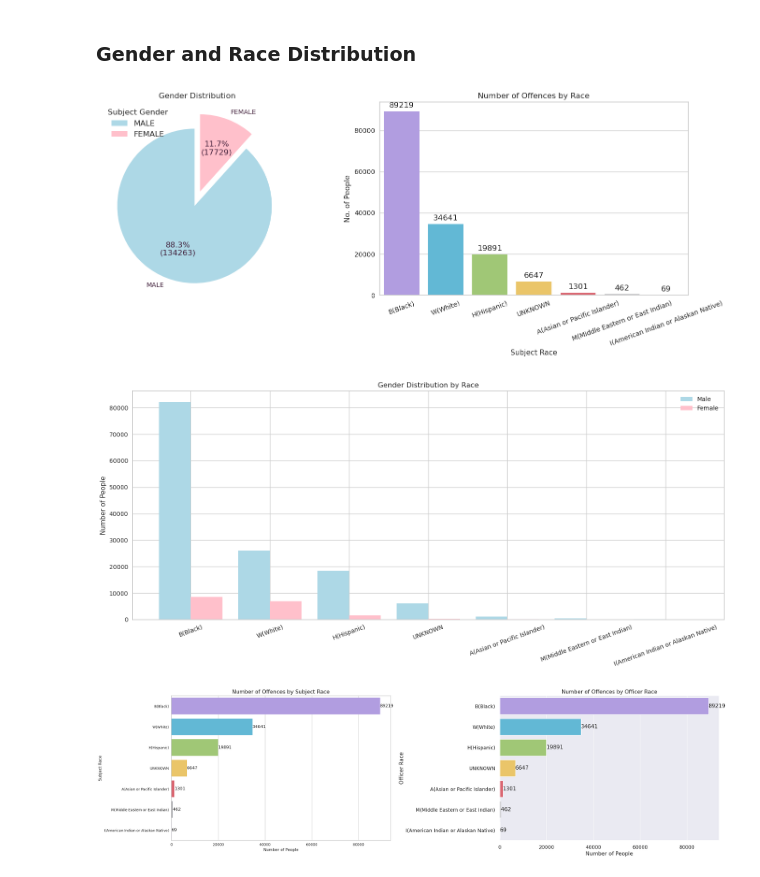
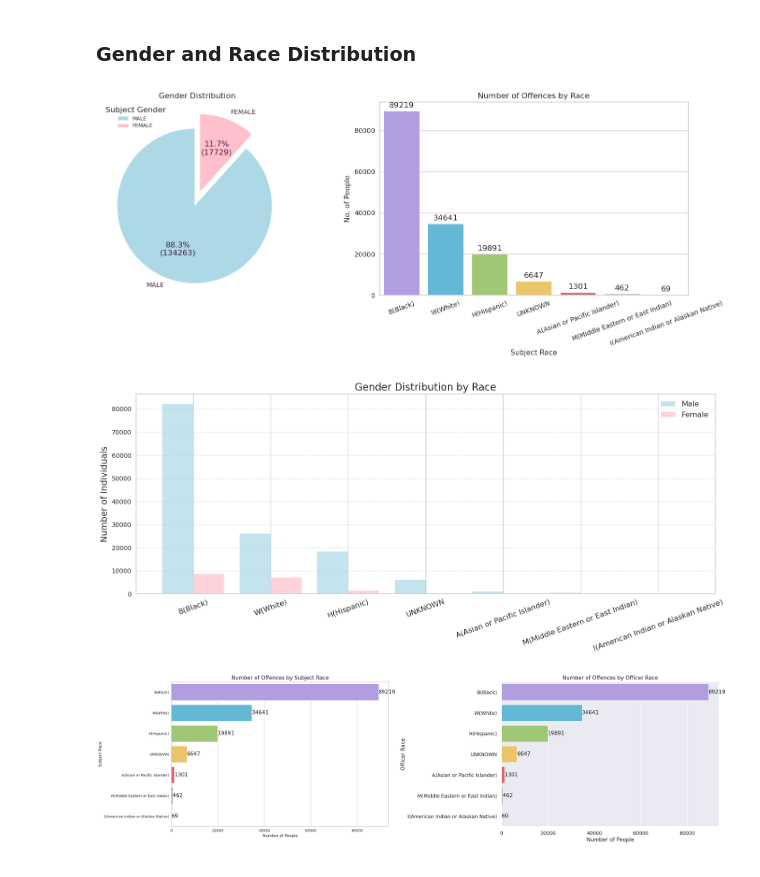
Before and after one commit to fatimagulomova/iu-projects, a Jupyter notebook: DLBDSMLUSL/task-2-policing-equity.ipynb, the cells around one changed output. Cells and saved outputs as stored; diff of their text form; code cells hidden in the pictures.

```diff
--- a/DLBDSMLUSL/task-2-policing-equity.ipynb
+++ b/DLBDSMLUSL/task-2-policing-equity.ipynb
@@ -132,10 +132,10 @@ df.shape
 (152230, 20)
 # %%
 # replace weird ages
-df['OFFICER_AGE'] = df['OFFICER_AGE'].astype(int)
-replace = df[(df['OFFICER_AGE'] < 18) | (df['OFFICER_AGE'] > 75)]['OFFICER_AGE'].tolist()
-value = round(df[(df['OFFICER_AGE'] >= 18) | (df['OFFICER_AGE'] <= 75)]['OFFICER_AGE'].mean())
-df['OFFICER_AGE'].replace(to_replace=replace, value=value, inplace=True)
+# df['OFFICER_AGE'] = df['OFFICER_AGE'].astype(int)
+# replace = df[(df['OFFICER_AGE'] < 18) | (df['OFFICER_AGE'] > 75)]['OFFICER_AGE'].tolist()
+# value = round(df[(df['OFFICER_AGE'] >= 18) | (df['OFFICER_AGE'] <= 75)]['OFFICER_AGE'].mean())
+# df['OFFICER_AGE'].replace(to_replace=replace, value=value, inplace=True)
 # %%
 df.head()
 # %% [output]
@@ -202,8 +227,7 @@ plt.figure(figsize=(15, 6))
 plt.subplot(1, 2, 1)
 plt.pie(data, labels=labels, explode=explode, colors=colors,
         autopct=lambda pct: func(pct, data), startangle=90, textprops=dict(color ="#3F1D38"))
-plt.rcParams.update({'font.size': 12})
-plt.legend(labels, title="Subject Gender", fontsize="12")
+plt.legend(labels, title="Subject Gender", fontsize="8")
 plt.title("Gender Distribution")
 
 # Bar Chart
@@ -226,44 +250,49 @@ plt.ylabel('No. of People')
 plt.tight_layout()
 plt.show()
 # %% [output]
-[figure, old version]
+[figure, new version]
 # %%
 # Set the figure size
 plt.figure(figsize=(15, 7))
 
-# Extract the unique race categories to plot
+# Extract unique race categories to plot
 race_to_plot = df['SUBJECT_RACE'].value_counts().keys()
 
 # Filter data for male and female subjects
 male = df[df['SUBJECT_GENDER'] == 'MALE']
 female = df[df['SUBJECT_GENDER'] == 'FEMALE']
 
 # Count the occurrences of gender and race combinations for male and female
 values = [male['SUBJECT_RACE'].value_counts(),
           female['SUBJECT_RACE'].value_counts()]
 
 # Set up positions for the bars
 x = np.arange(len(race_to_plot))
 width = 0.4  # Width of the bars
 colors = ['lightblue', 'pink']  # Colors for male and female bars
 
-# Create the bar plots
-plt.bar(x - width/2, values[0], width, color=colors[0], label='Male')
-plt.bar(x + width/2, values[1], width, color=colors[1], label='Female')
+# Create the bar plots with stylish colors
+plt.bar(x - width/2, values[0], width, color=colors[0], label='Male', alpha=0.7)
+plt.bar(x + width/2, values[1], width, color=colors[1], label='Female', alpha=0.7)
 
-# Set the x-axis labels and tick rotation
-plt.xticks(x, race_to_plot, rotation=20)
+# Set the x-axis labels and tick rotation with a touch of elegance
+plt.xticks(x, race_to_plot, rotation=20, fontsize=12)
 
-# Set labels, legend, and title
-plt.ylabel("Number of People")
-plt.legend()
-plt.title("Gender Distribution by Race")
+# Set labels, legend, and a more inviting title
+plt.ylabel("Number of Individuals", fontsize=14)
+plt.legend(fontsize=12)
+plt.title("Gender Distribution by Race", fontsize=16)
 
-# Display the plot
-plt.tight_layout()  # Ensures that labels and titles are not cut off
+# Display the plot with improved layout
+plt.tight_layout(pad=3)
+
+# Add a decorative touch
+plt.grid(axis='y', linestyle='--', alpha=0.6)
+
+# Show the plot
 plt.show()
 # %% [output]
-[figure, old version]
+[figure, new version]
 # %%
 colors = ['#AC92EB', '#4FC1E8', '#A0D568', '#FFCE54', '#ED5564', '#9E9FA5']
 plt.figure(figsize=(25, 7))
```
Also changed, not shown: parts of 18 cells of this notebook.
